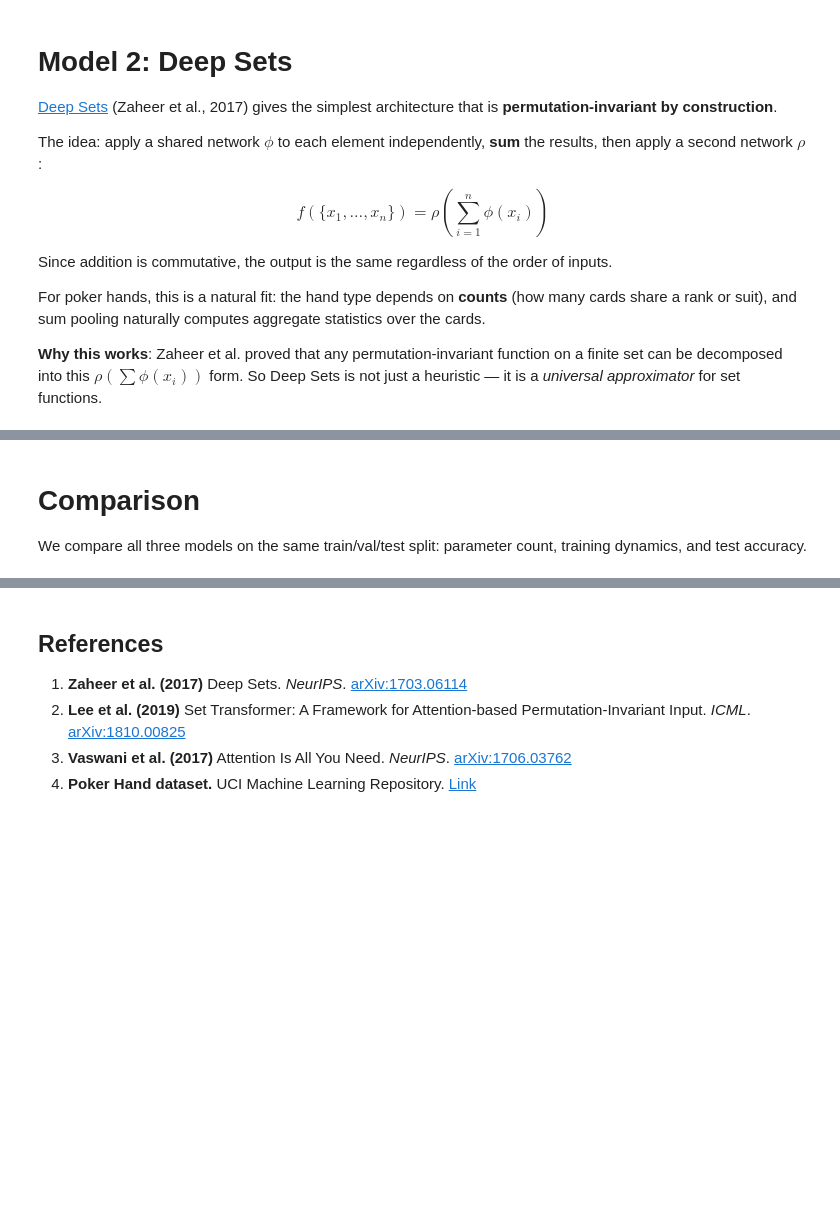
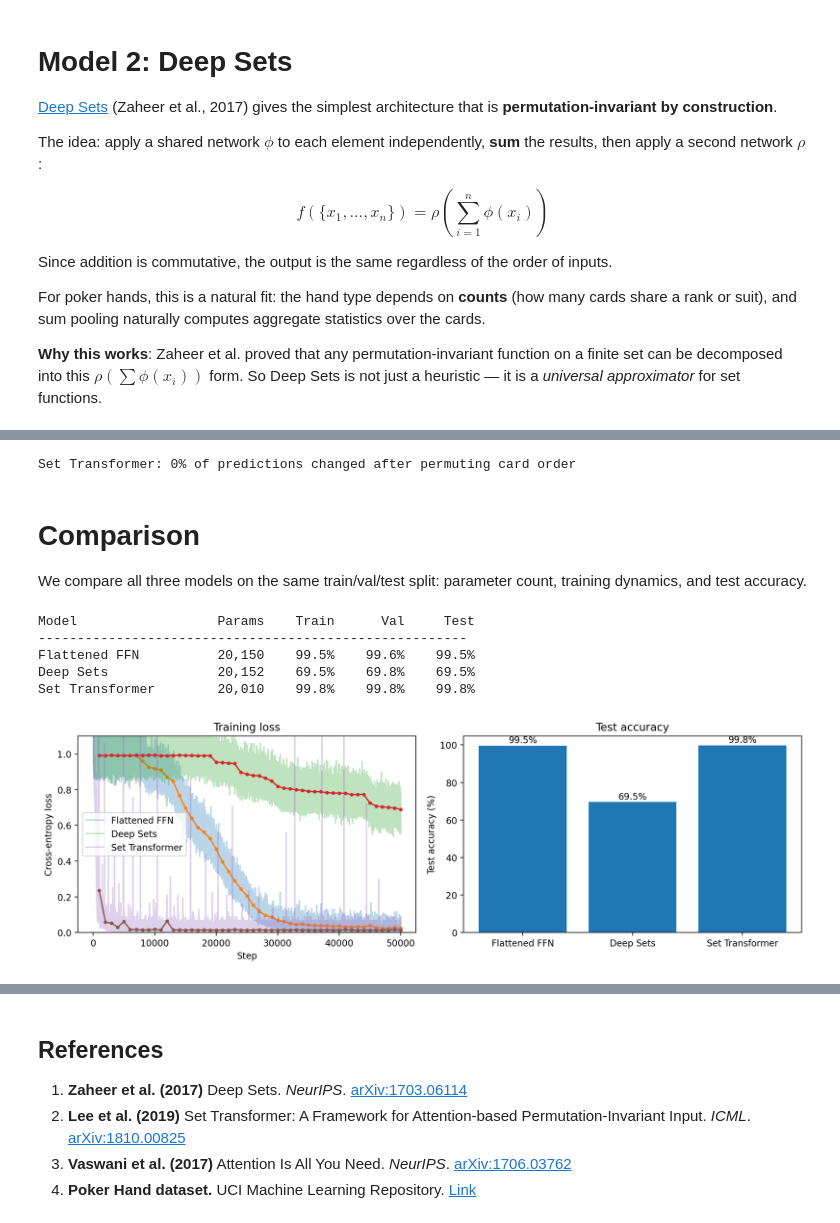
Before and after one commit to yoavram/nanochat, a Jupyter notebook: sets.ipynb, the cells around one changed output, grey strips where cells are left out. Saved outputs shown, nothing was run; the diff lists cells and outputs as text; code cells hidden in the pictures; blank space fills up the shorter version.

```diff
--- a/sets.ipynb
+++ b/sets.ipynb
@@ -318,5 +371,5 @@ def forward_deepsets(params, suits, ranks):
     return x @ params['rho_W2'] + params['rho_b2']                 # (B, n_classes)
 # %%
 %%time
-ds_params, ds_losses, ds_val = train('Deep Sets', init_params_deepsets, forward_deepsets)
-plot_training('Deep Sets', ds_losses, ds_val)
+key, subkey = jax.random.split(key)
+ds_params, ds_losses, ds_val = train('Deep Sets', init_params_deepsets, forward_deepsets, subkey)
@@ -344,7 +434,7 @@ Each transformer block uses pre-norm (layer normalization before each sub-layer)
 st_d_model = 32
 st_n_heads = 4
 st_n_layers = 2
-st_d_ff = 64
+st_d_ff = 84
 
 
 def layer_norm(x, eps=1e-6):
@@ -405,22 +495,22 @@ def init_params_settransformer(key):
 def forward_settransformer(params, suits, ranks):
     """suits, ranks: (B, 5) int -> logits: (B, n_classes)"""
     x = embed_cards(params, suits, ranks)      # (B, 5, d_card)
-    x = x @ params['proj']                      # (B, 5, d_model)
+    x = x @ params['proj']                     # (B, 5, d_model)
 
     for blk in params['blocks']:
         # Pre-norm self-attention + residual
         x_norm = layer_norm(x)
         attn = self_attention(x_norm, blk['W_q'], blk['W_k'], blk['W_v'], blk['W_o'], st_n_heads)
-        x = x + attn
+        x = x + attn # residual connection
         # Pre-norm FFN + residual
         x_norm = layer_norm(x)
         h = jax.nn.relu(x_norm @ blk['W1'] + blk['b1'])
         x = x + h @ blk['W2'] + blk['b2']
 
     x = layer_norm(x)
-    x = x.mean(axis=1)                         # mean pool: (B, d_model)
+    x = x.mean(axis=1) # mean pool over set: (B, d_model)
     return x @ params['head_W'] + params['head_b']
 # %%
 %%time
-st_params, st_losses, st_val = train('Set Transformer', init_params_settransformer, forward_settransformer)
-plot_training('Set Transformer', st_losses, st_val)
+key, subkey = jax.random.split(key)
+st_params, st_losses, st_val = train('Set Transformer', init_params_settransformer, forward_settransformer, subkey)
@@ -428,18 +540,18 @@ plot_training('Set Transformer', st_losses, st_val)
 pred_orig = jnp.argmax(forward_settransformer(st_params, s_orig, r_orig), axis=-1)
 pred_perm = jnp.argmax(forward_settransformer(st_params, s_perm, r_perm), axis=-1)
 changed = float(jnp.mean(pred_orig != pred_perm))
-print(f"Set Transformer: {100 * changed:.1f}% of predictions changed after permuting card order")
+print(f"Set Transformer: {100 * changed:.2g}% of predictions changed after permuting card order")
+# %% [output]
+Set Transformer: 0% of predictions changed after permuting card order
 # %% [markdown]
 # Comparison
 
 We compare all three models on the same train/val/test split: parameter count, training dynamics, and test accuracy.
 # %%
 results = []
-for name, params, forward_fn in [
-    ('Flattened MLP', mlp_params, forward_mlp),
-    ('Deep Sets', ds_params, forward_deepsets),
-    ('Set Transformer', st_params, forward_settransformer),
-]:
+for name, params, forward_fn in [('Flattened FFN', ffn_params, forward_ffn),
+                                 ('Deep Sets', ds_params, forward_deepsets),
+                                 ('Set Transformer', st_params, forward_settransformer)]:
     n_p = count_params(params)
     train_acc = accuracy(params, forward_fn, train_suits[:10000], train_ranks[:10000], train_labels[:10000])
     val_acc = accuracy(params, forward_fn, val_suits, val_ranks, val_labels)
@@ -450,33 +562,44 @@ print(f"{'Model':<20s} {'Params':>8s} {'Train':>8s} {'Val':>8s} {'Test':>8s}")
 print("-" * 55)
 for name, n_p, tr, va, te in results:
     print(f"{name:<20s} {n_p:>8,d} {100 * tr:>7.1f}% {100 * va:>7.1f}% {100 * te:>7.1f}%")
+# %% [output]
+Model                  Params    Train      Val     Test
+-------------------------------------------------------
+Flattened FFN          20,150    99.5%    99.6%    99.5%
+Deep Sets              20,152    69.5%    69.8%    69.5%
+Set Transformer        20,010    99.8%    99.8%    99.8%
 # %%
 fig, axes = plt.subplots(1, 2, figsize=(12, 4))
 
 # Training loss curves
 for name, losses, val_log in [
-    ('Flattened MLP', mlp_losses, mlp_val),
+    ('Flattened FFN', ffn_losses, ffn_val),
     ('Deep Sets', ds_losses, ds_val),
     ('Set Transformer', st_losses, st_val),
 ]:
     axes[0].plot(losses, alpha=0.3, label=name)
     if val_log:
         vs, vl = zip(*val_log)
         axes[0].plot(vs, vl, 'o-', markersize=3)
-axes[0].set_xlabel('Step'); axes[0].set_ylabel('Cross-entropy loss')
-axes[0].legend(); axes[0].set_title('Training loss')
+axes[0].set_xlabel('Step')
+axes[0].set_ylabel('Cross-entropy loss')
+axes[0].legend()
+axes[0].set_title('Training loss')
+axes[0].set_ylim(0, 1.1)
 
 # Test accuracy bars
 names = [r[0] for r in results]
 test_accs = [100 * r[4] for r in results]
 bars = axes[1].bar(names, test_accs)
 axes[1].set_ylabel('Test accuracy (%)')
 axes[1].set_title('Test accuracy')
 for bar, acc in zip(bars, test_accs):
     axes[1].text(bar.get_x() + bar.get_width() / 2, bar.get_height() + 0.5,
                  f'{acc:.1f}%', ha='center', va='bottom', fontsize=10)
 
 plt.tight_layout(); plt.show()
+# %% [output]
+[figure, added]
 # %% [markdown]
 ## Discussion
 
```
Also changed, not shown: parts of 23 cells of this notebook.
